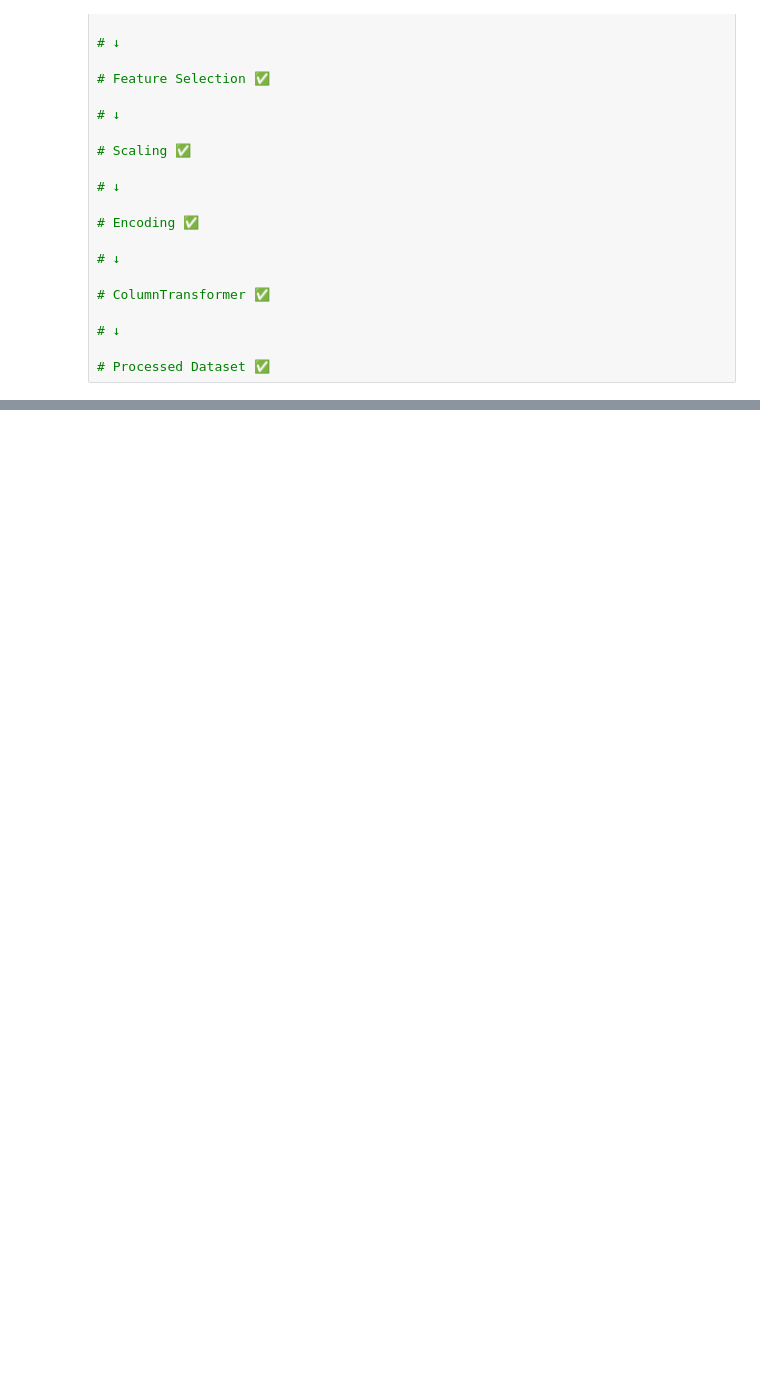
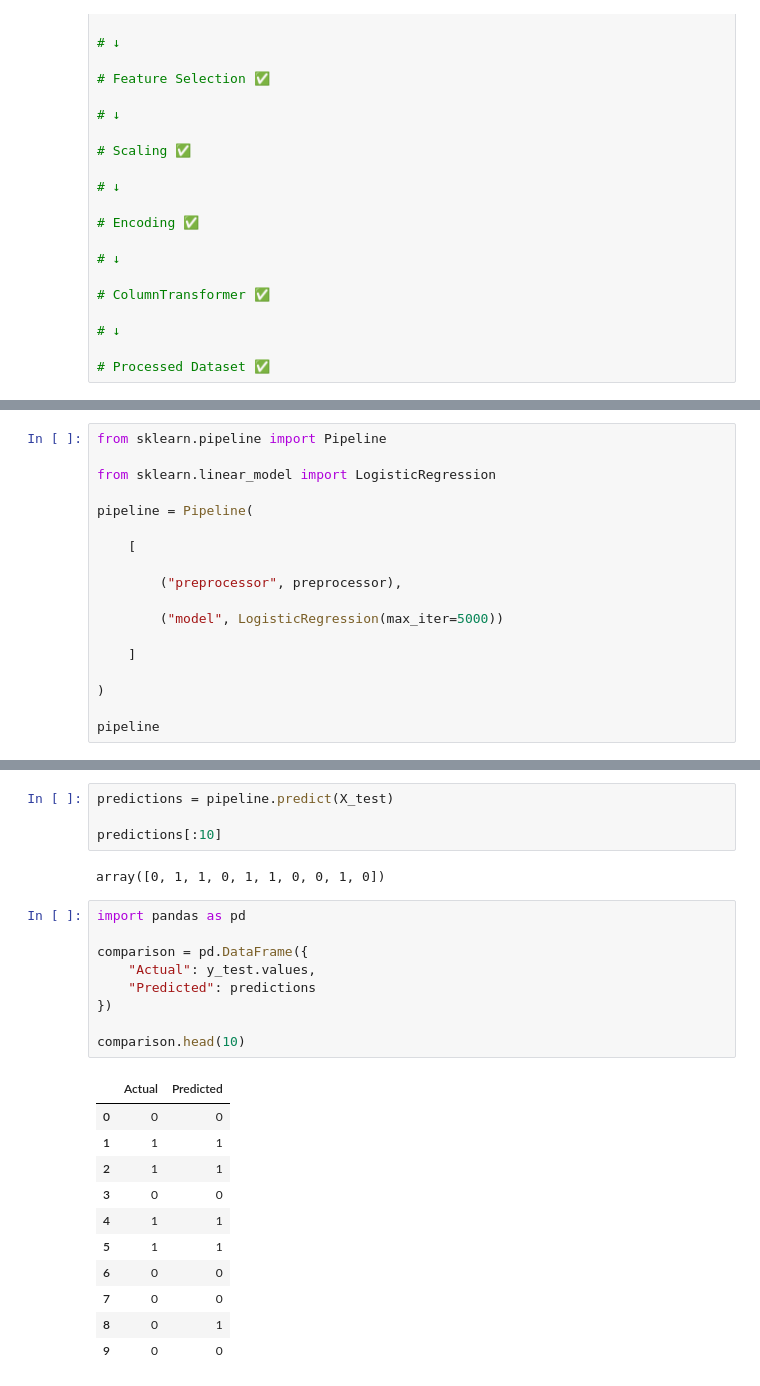
Before and after one commit to Shubhamspc90/AI_ML, a Jupyter notebook: python/data_science_library/projects/Sales_ML_Project.ipynb, the cells around one changed output, grey strips where cells are left out. Saved outputs shown, nothing was run; the diff lists cells and outputs as text; blank space fills up the shorter version.

```diff
--- a/python/data_science_library/projects/Sales_ML_Project.ipynb
+++ b/python/data_science_library/projects/Sales_ML_Project.ipynb
@@ -804,0 +856,18 @@ Project Flow
+# %%
+from sklearn.pipeline import Pipeline
+
+from sklearn.linear_model import LogisticRegression
+
+pipeline = Pipeline(
+
+    [
+
+        ("preprocessor", preprocessor),
+
+        ("model", LogisticRegression(max_iter=5000))
+
+    ]
+
+)
+
+pipeline
@@ -804,0 +906,27 @@ Project Flow
+# %%
+predictions = pipeline.predict(X_test)
+
+predictions[:10]
+# %% [output]
+array([0, 1, 1, 0, 1, 1, 0, 0, 1, 0])
+# %%
+import pandas as pd
+
+comparison = pd.DataFrame({
+    "Actual": y_test.values,
+    "Predicted": predictions
+})
+
+comparison.head(10)
+# %% [output]
+|  | Actual | Predicted |
+| 0 | 0 | 0 |
+| 1 | 1 | 1 |
+| 2 | 1 | 1 |
+| 3 | 0 | 0 |
+| 4 | 1 | 1 |
+| 5 | 1 | 1 |
+| 6 | 0 | 0 |
+| 7 | 0 | 0 |
+| 8 | 0 | 1 |
+| 9 | 0 | 0 |
```
Also changed, not shown: parts of 35 cells of this notebook.
